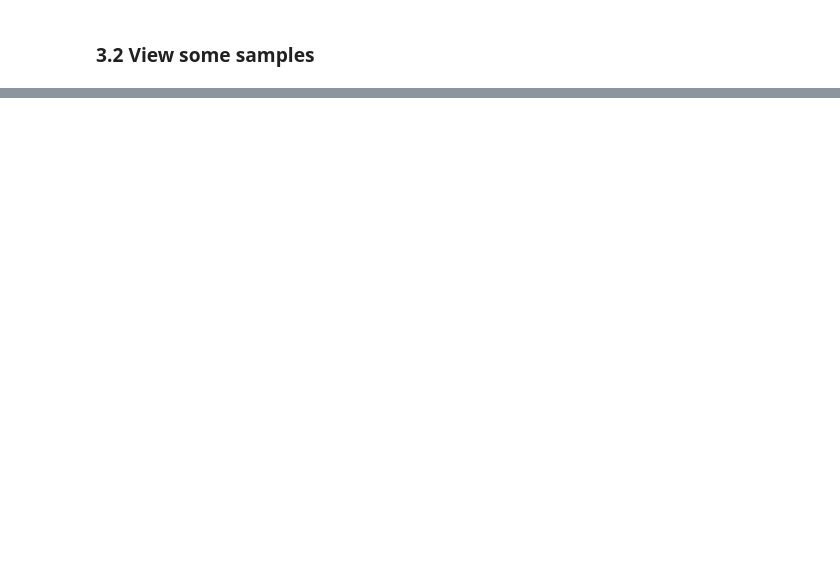
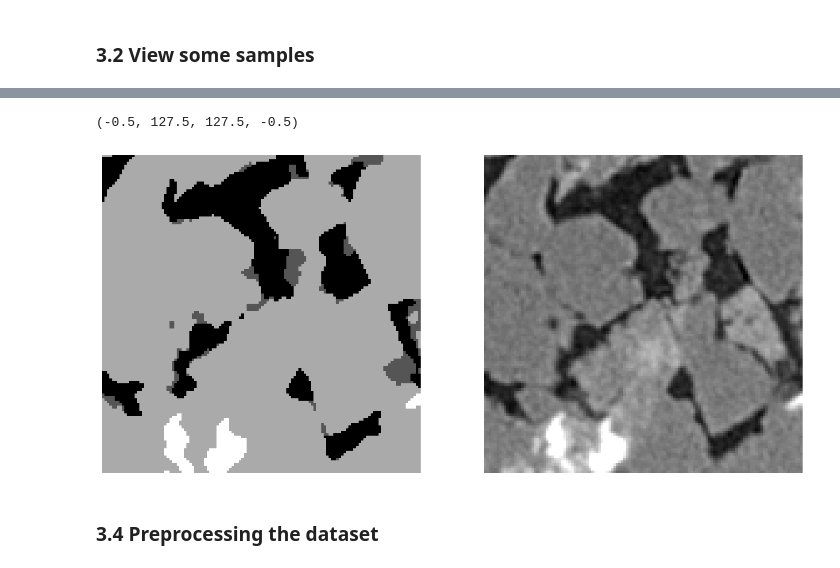
Before and after one commit to Weverton-Vitor/multiclass-semantic-segmentation-unet, a Jupyter notebook: multiclass_semantic_segmentation_with_tensorlfow_unet.ipynb, the cells around one changed output, grey strips where cells are left out. Drawn from its saved outputs; the diff is of its cells as text; code cells hidden in the pictures; blank space fills up the shorter version.

```diff
--- a/multiclass_semantic_segmentation_with_tensorlfow_unet.ipynb
+++ b/multiclass_semantic_segmentation_with_tensorlfow_unet.ipynb
@@ -69,0 +84,15 @@ for i, sample in enumerate(random_samples):
+# %%
+random_n = random.randint(0, len(masks))
+
+fig = plt.figure(figsize=(15, 15))
+fig.add_subplot(1, 2, 1)
+plt.imshow(masks[random_n], cmap='gray')
+plt.axis('off')
+fig.add_subplot(1, 2, 2)
+plt.imshow(images[random_n], cmap='gray')
+plt.axis('off')
+# %% [output]
+(-0.5, 127.5, 127.5, -0.5)
+[figure, added]
+# %% [markdown]
+### 3.4 Preprocessing the dataset
```
Also changed, not shown: parts of 6 cells of this notebook.
